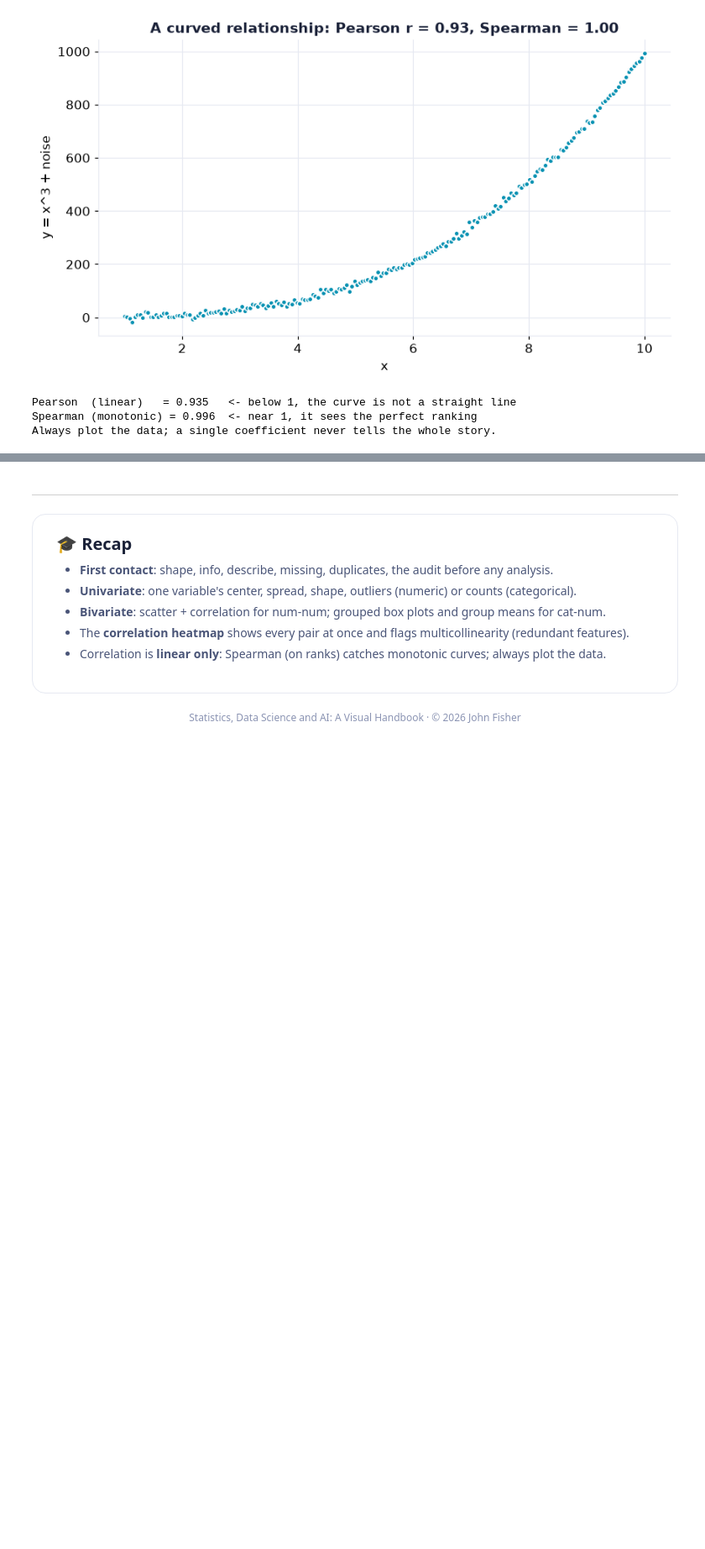
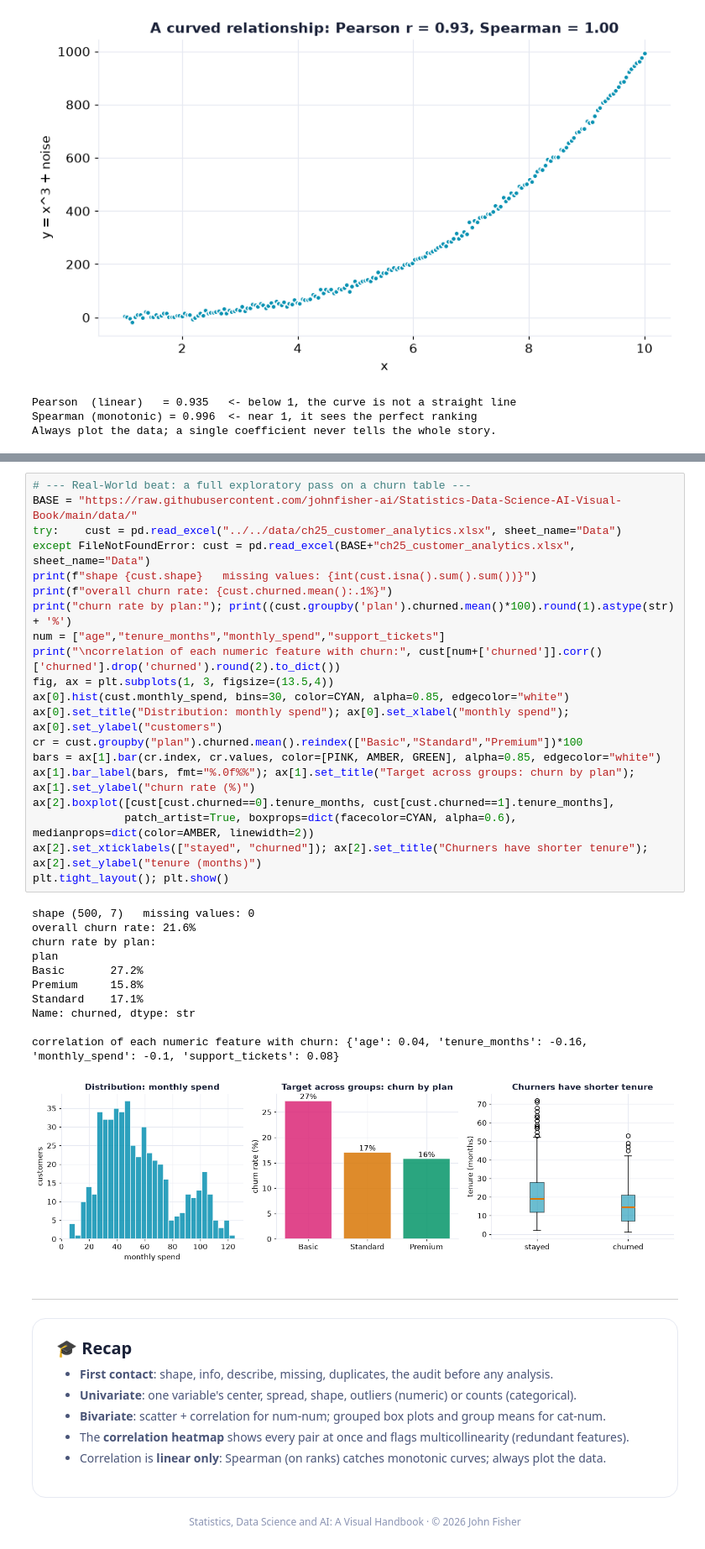
Before and after one commit to johnfisher-ai/Statistics-Data-Science-AI-Visual-Book, a Jupyter notebook: chapters/notebooks/ch25_eda.ipynb, the cells around one changed output, grey strips where cells are left out. Shown at 84% size. Saved outputs shown, nothing was run; the diff lists cells and outputs as text; blank space fills up the shorter version.

```diff
--- a/chapters/notebooks/ch25_eda.ipynb
+++ b/chapters/notebooks/ch25_eda.ipynb
@@ -181,3 +184,35 @@ Always plot the data; a single coefficient never tells the whole story.
+# %%
+# --- Real-World beat: a full exploratory pass on a churn table ---
+BASE = "https://raw.githubusercontent.com/johnfisher-ai/Statistics-Data-Science-AI-Visual-Book/main/data/"
+try:    cust = pd.read_excel("../../data/ch25_customer_analytics.xlsx", sheet_name="Data")
+except FileNotFoundError: cust = pd.read_excel(BASE+"ch25_customer_analytics.xlsx", sheet_name="Data")
+print(f"shape {cust.shape}   missing values: {int(cust.isna().sum().sum())}")
+print(f"overall churn rate: {cust.churned.mean():.1%}")
+print("churn rate by plan:"); print((cust.groupby('plan').churned.mean()*100).round(1).astype(str) + '%')
+num = ["age","tenure_months","monthly_spend","support_tickets"]
+print("\ncorrelation of each numeric feature with churn:", cust[num+['churned']].corr()['churned'].drop('churned').round(2).to_dict())
+fig, ax = plt.subplots(1, 3, figsize=(13.5,4))
+ax[0].hist(cust.monthly_spend, bins=30, color=CYAN, alpha=0.85, edgecolor="white")
+ax[0].set_title("Distribution: monthly spend"); ax[0].set_xlabel("monthly spend"); ax[0].set_ylabel("customers")
+cr = cust.groupby("plan").churned.mean().reindex(["Basic","Standard","Premium"])*100
+bars = ax[1].bar(cr.index, cr.values, color=[PINK, AMBER, GREEN], alpha=0.85, edgecolor="white")
+ax[1].bar_label(bars, fmt="%.0f%%"); ax[1].set_title("Target across groups: churn by plan"); ax[1].set_ylabel("churn rate (%)")
+ax[2].boxplot([cust[cust.churned==0].tenure_months, cust[cust.churned==1].tenure_months],
+              patch_artist=True, boxprops=dict(facecolor=CYAN, alpha=0.6), medianprops=dict(color=AMBER, linewidth=2))
+ax[2].set_xticklabels(["stayed", "churned"]); ax[2].set_title("Churners have shorter tenure"); ax[2].set_ylabel("tenure (months)")
+plt.tight_layout(); plt.show()
+# %% [output]
+shape (500, 7)   missing values: 0
+overall churn rate: 21.6%
+churn rate by plan:
+plan
+Basic       27.2%
+Premium     15.8%
+Standard    17.1%
+Name: churned, dtype: str
+
+correlation of each numeric feature with churn: {'age': 0.04, 'tenure_months': -0.16, 'monthly_spend': -0.1, 'support_tickets': 0.08}
+[figure, added]
 # %% [markdown]
 ---
 <div style="background:#ffffff;border:1px solid #e6e9f2;border-radius:16px;padding:24px 28px;font-family:Inter,sans-serif;box-shadow:0 8px 30px rgba(20,30,80,0.05)">
```
Also changed, not shown: parts of 1 cell of this notebook, 3 other files.
